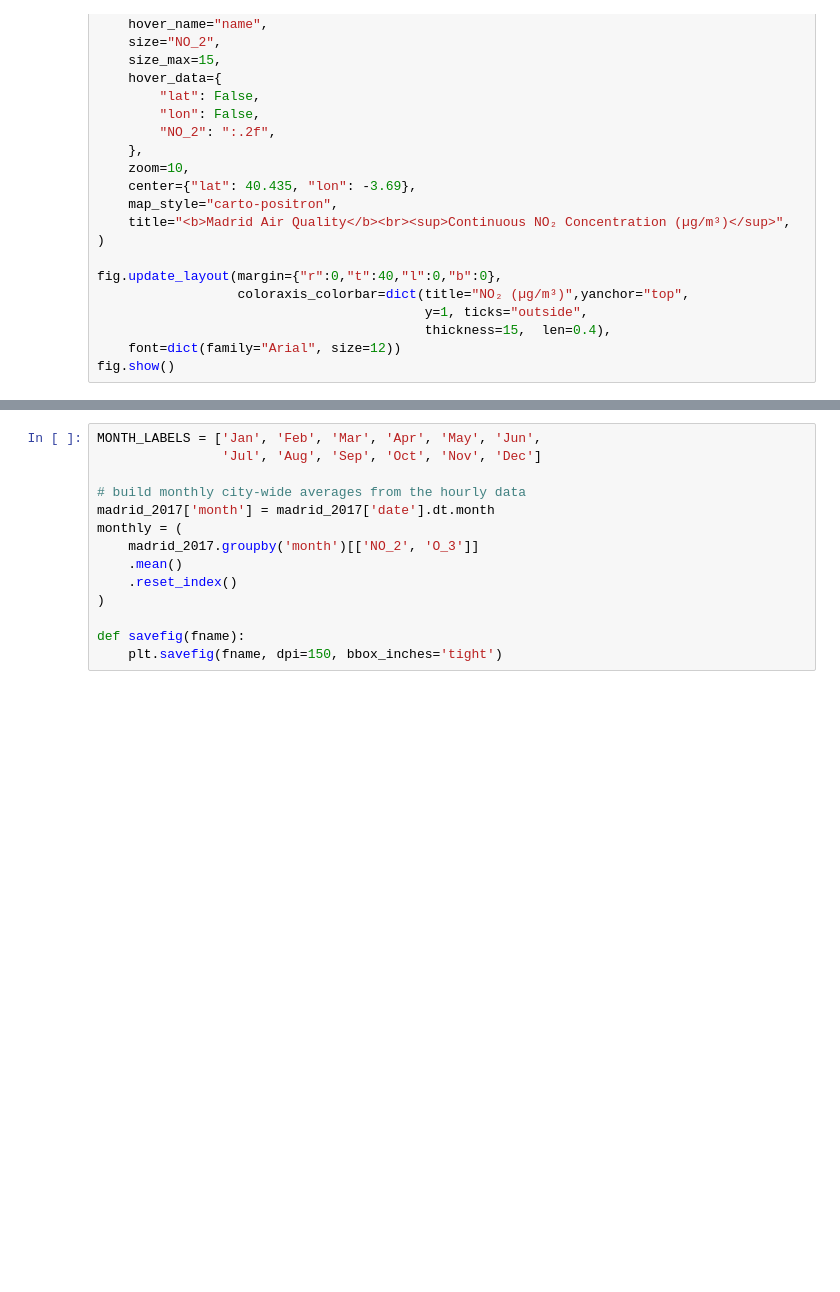
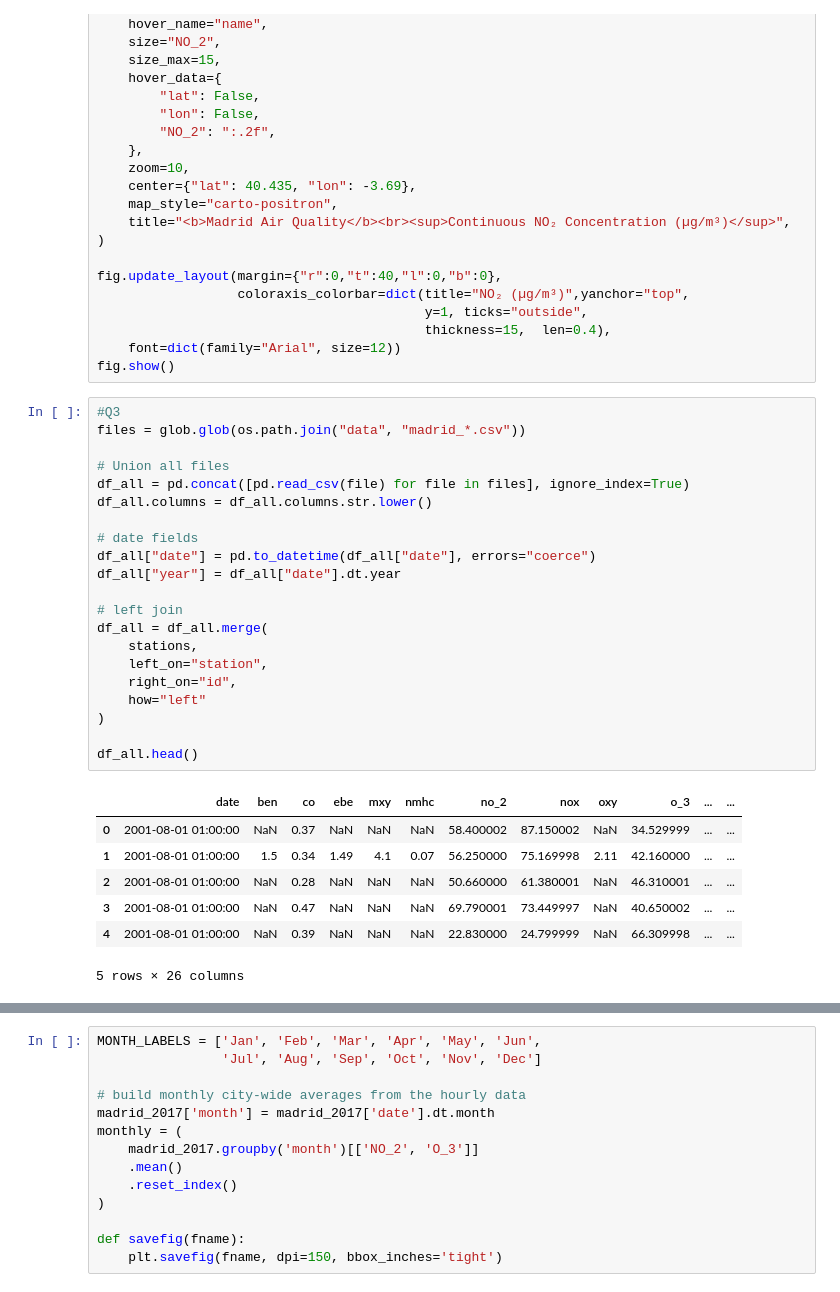
Before and after one commit to yabets/VDS2526, a Jupyter notebook: Q2-Q4-visualisation.ipynb, the cells around one changed output, grey strips where cells are left out. Cells and saved outputs as stored; diff of their text form; blank space fills up the shorter version.

```diff
--- a/Q2-Q4-visualisation.ipynb
+++ b/Q2-Q4-visualisation.ipynb
@@ -79,3 +82,32 @@ fig.update_layout(margin={"r":0,"t":40,"l":0,"b":0},
                                           thickness=15,  len=0.4),
     font=dict(family="Arial", size=12))
 fig.show()
+# %%
+#Q3
+files = glob.glob(os.path.join("data", "madrid_*.csv"))
+
+# Union all files
+df_all = pd.concat([pd.read_csv(file) for file in files], ignore_index=True)
+df_all.columns = df_all.columns.str.lower()
+
+# date fields
+df_all["date"] = pd.to_datetime(df_all["date"], errors="coerce")
+df_all["year"] = df_all["date"].dt.year
+
+# left join
+df_all = df_all.merge(
+    stations,
+    left_on="station",
+    right_on="id",
+    how="left"
+)
+
+df_all.head()
+# %% [output]
+|  | date | ben | co | ebe | mxy | nmhc | no_2 | nox | oxy | o_3 | ... | ... |
+| 0 | 2001-08-01 01:00:00 | NaN | 0.37 | NaN | NaN | NaN | 58.400002 | 87.150002 | NaN | 34.529999 | ... | ... |
+| 1 | 2001-08-01 01:00:00 | 1.5 | 0.34 | 1.49 | 4.1 | 0.07 | 56.250000 | 75.169998 | 2.11 | 42.160000 | ... | ... |
+| 2 | 2001-08-01 01:00:00 | NaN | 0.28 | NaN | NaN | NaN | 50.660000 | 61.380001 | NaN | 46.310001 | ... | ... |
+| 3 | 2001-08-01 01:00:00 | NaN | 0.47 | NaN | NaN | NaN | 69.790001 | 73.449997 | NaN | 40.650002 | ... | ... |
+| 4 | 2001-08-01 01:00:00 | NaN | 0.39 | NaN | NaN | NaN | 22.830000 | 24.799999 | NaN | 66.309998 | ... | ... |
+5 rows × 26 columns
```
Also changed, not shown: parts of 7 cells of this notebook.
